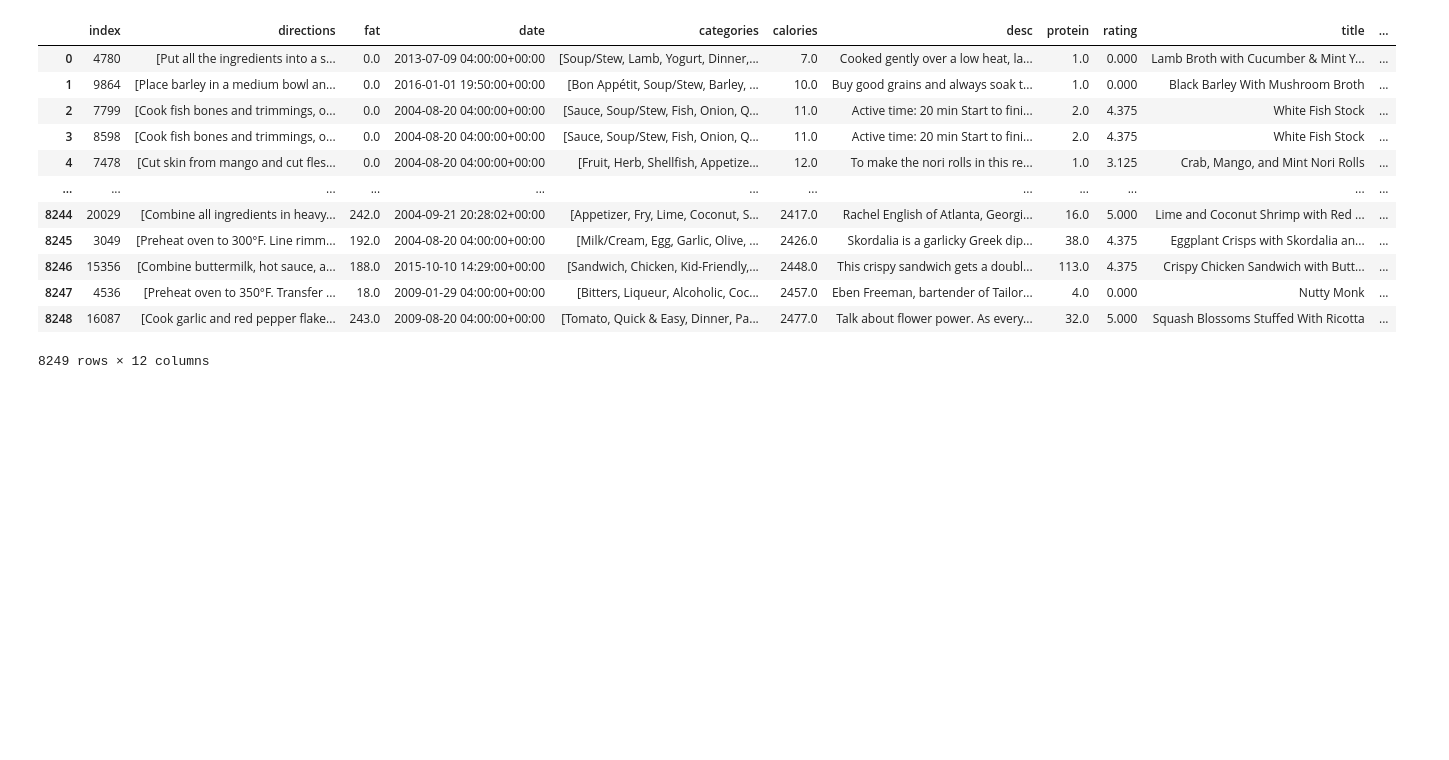
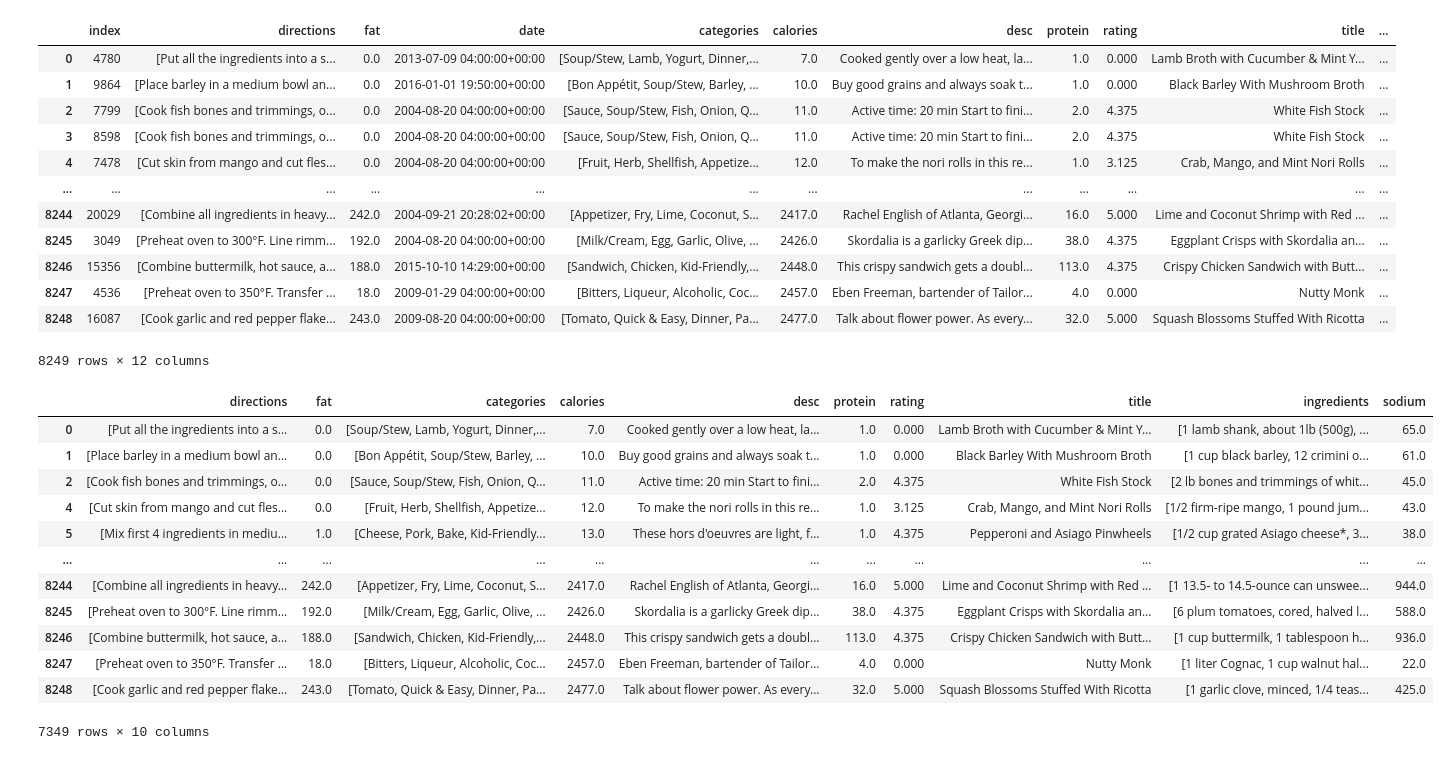
Before and after one commit to nicholasosaka/RecipeFinder, a Jupyter notebook: experimentation/Epicurious Dataset manipulations.ipynb, the cells around one changed output. Cells and saved outputs as stored; diff of their text form; code cells hidden in the pictures; blank space fills up the shorter version.

```diff
--- a/experimentation/Epicurious Dataset manipulations.ipynb
+++ b/experimentation/Epicurious Dataset manipulations.ipynb
@@ -59,0 +81,16 @@ recipes
+# %%
+recipes
+# %% [output]
+|  | directions | fat | categories | calories | desc | protein | rating | title | ingredients | sodium |
+| 0 | [Put all the ingredients into a s... | 0.0 | [Soup/Stew, Lamb, Yogurt, Dinner,... | 7.0 | Cooked gently over a low heat, la... | 1.0 | 0.000 | Lamb Broth with Cucumber & Mint Y... | [1 lamb shank, about 1lb (500g), ... | 65.0 |
+| 1 | [Place barley in a medium bowl an... | 0.0 | [Bon Appétit, Soup/Stew, Barley, ... | 10.0 | Buy good grains and always soak t... | 1.0 | 0.000 | Black Barley With Mushroom Broth | [1 cup black barley, 12 crimini o... | 61.0 |
+| 2 | [Cook fish bones and trimmings, o... | 0.0 | [Sauce, Soup/Stew, Fish, Onion, Q... | 11.0 | Active time: 20 min Start to fini... | 2.0 | 4.375 | White Fish Stock | [2 lb bones and trimmings of whit... | 45.0 |
+| 4 | [Cut skin from mango and cut fles... | 0.0 | [Fruit, Herb, Shellfish, Appetize... | 12.0 | To make the nori rolls in this re... | 1.0 | 3.125 | Crab, Mango, and Mint Nori Rolls | [1/2 firm-ripe mango, 1 pound jum... | 43.0 |
+| 5 | [Mix first 4 ingredients in mediu... | 1.0 | [Cheese, Pork, Bake, Kid-Friendly... | 13.0 | These hors d'oeuvres are light, f... | 1.0 | 4.375 | Pepperoni and Asiago Pinwheels | [1/2 cup grated Asiago cheese*, 3... | 38.0 |
+| ... | ... | ... | ... | ... | ... | ... | ... | ... | ... | ... |
+| 8244 | [Combine all ingredients in heavy... | 242.0 | [Appetizer, Fry, Lime, Coconut, S... | 2417.0 | Rachel English of Atlanta, Georgi... | 16.0 | 5.000 | Lime and Coconut Shrimp with Red ... | [1 13.5- to 14.5-ounce can unswee... | 944.0 |
+| 8245 | [Preheat oven to 300°F. Line rimm... | 192.0 | [Milk/Cream, Egg, Garlic, Olive, ... | 2426.0 | Skordalia is a garlicky Greek dip... | 38.0 | 4.375 | Eggplant Crisps with Skordalia an... | [6 plum tomatoes, cored, halved l... | 588.0 |
+| 8246 | [Combine buttermilk, hot sauce, a... | 188.0 | [Sandwich, Chicken, Kid-Friendly,... | 2448.0 | This crispy sandwich gets a doubl... | 113.0 | 4.375 | Crispy Chicken Sandwich with Butt... | [1 cup buttermilk, 1 tablespoon h... | 936.0 |
+| 8247 | [Preheat oven to 350°F. Transfer ... | 18.0 | [Bitters, Liqueur, Alcoholic, Coc... | 2457.0 | Eben Freeman, bartender of Tailor... | 4.0 | 0.000 | Nutty Monk | [1 liter Cognac, 1 cup walnut hal... | 22.0 |
+| 8248 | [Cook garlic and red pepper flake... | 243.0 | [Tomato, Quick & Easy, Dinner, Pa... | 2477.0 | Talk about flower power. As every... | 32.0 | 5.000 | Squash Blossoms Stuffed With Ricotta | [1 garlic clove, minced, 1/4 teas... | 425.0 |
+7349 rows × 10 columns
```
Also changed, not shown: parts of 8 cells of this notebook.
